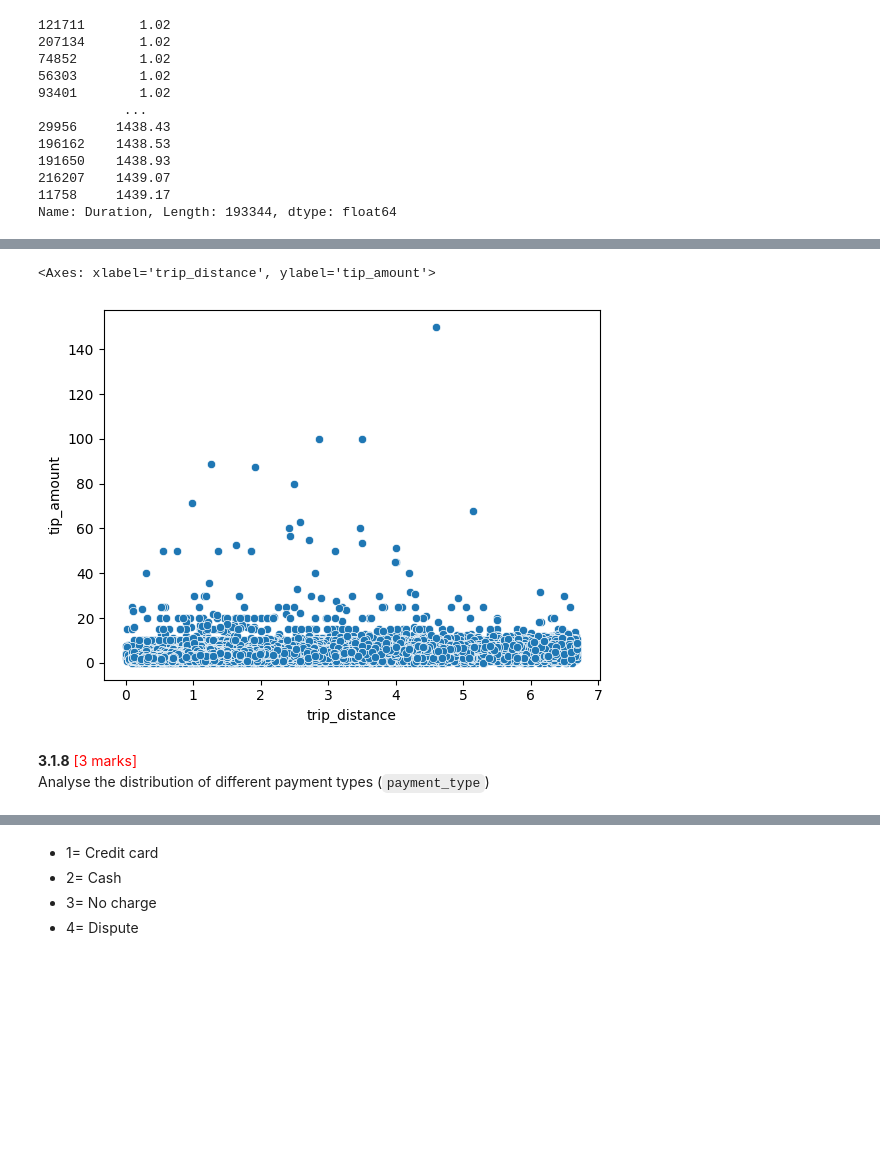
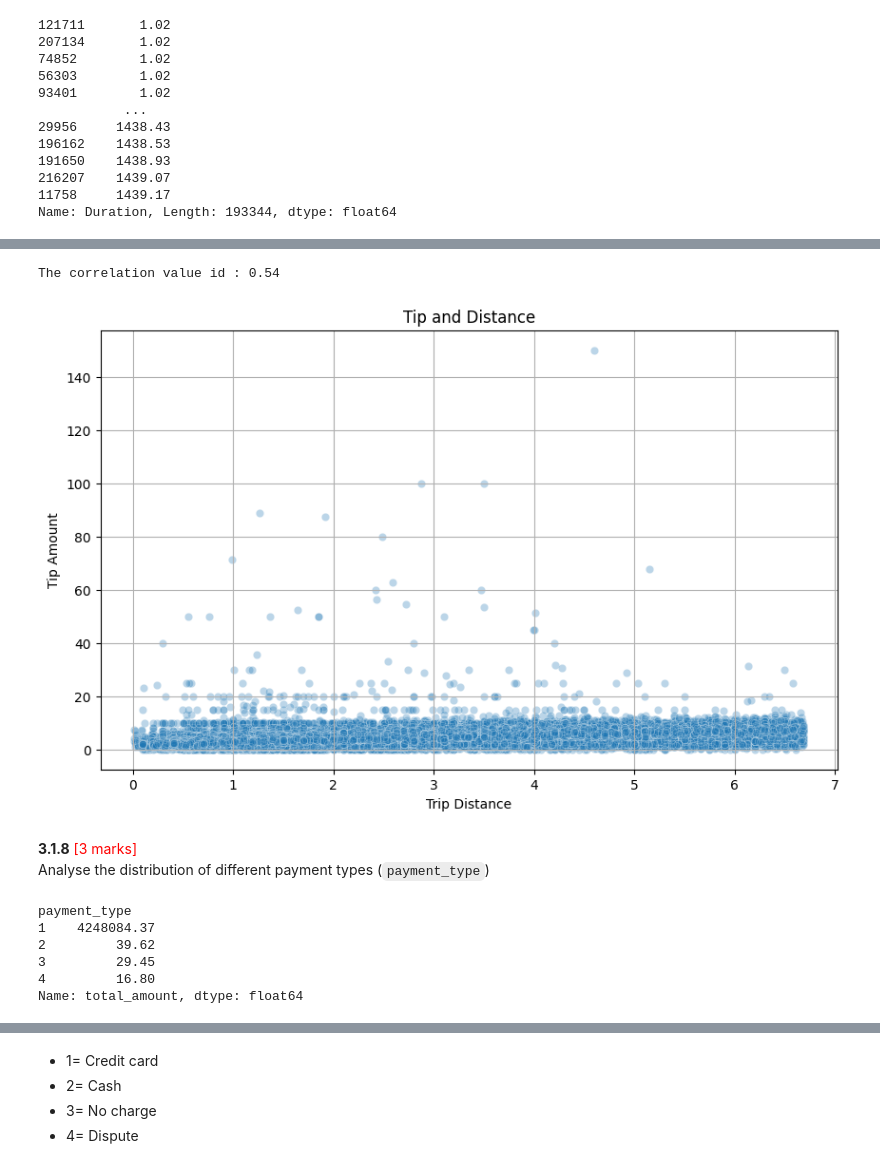
Before and after one commit to Rushank14/Python-Notebooks, a Jupyter notebook: notebooks/EDA_Assg_NYC_Taxi_Starter.ipynb, the cells around one changed output, grey strips where cells are left out. Drawn from its saved outputs; the diff is of its cells as text; code cells hidden in the pictures; blank space fills up the shorter version.

```diff
--- a/notebooks/EDA_Assg_NYC_Taxi_Starter.ipynb
+++ b/notebooks/EDA_Assg_NYC_Taxi_Starter.ipynb
@@ -1382,10 +1328,32 @@ AttributeError: 'Axes' object has no attribute 'mean'
-# %%
-# Show relationship between tip and trip distance
-
-sns.scatterplot(data=df, x=df.trip_distance, y=df.tip_amount)
-# %% [output]
-<Axes: xlabel='trip_distance', ylabel='tip_amount'>
-[figure, removed]
+# %%
+Q1 = df.fare_amount.quantile(0.25)
+Q2 = df.fare_amount.quantile(0.75)
+IQR = Q2 - Q1
+
+lower_band = Q1 - 1.5 * IQR
+higher_band = Q2 + 1.5 * IQR
+
+df_cleaned = df[(df['fare_amount'] >= lower_band) & df['fare_amount'] <= higher_band]
+# %%
+# Show relationship between tip and trip distance
+
+print('The correlation value id :', round(df_cleaned.trip_distance.corr(df_cleaned.tip_amount),2))
+
+plt.figure(figsize=(10, 6))
+plt.grid(True)
+sns.scatterplot(
+    data=df_cleaned,
+    x='trip_distance',
+    y='tip_amount',
+    alpha=0.3
+)
+plt.title('Tip and Distance')
+plt.xlabel('Trip Distance')
+plt.ylabel('Tip Amount')
+plt.show()
+# %% [output]
+The correlation value id : 0.54
+[figure, added]
 # %% [markdown]
 **3.1.8** <font color = red>[3 marks]</font> <br>
 Analyse the distribution of different payment types (`payment_type`)
@@ -1393,0 +1360,9 @@ Analyse the distribution of different payment types (`payment_type`)
+# %%
+amount
+# %% [output]
+payment_type
+1    4248084.37
+2         39.62
+3         29.45
+4         16.80
+Name: total_amount, dtype: float64
```
Also changed, not shown: parts of 17 cells of this notebook, 1 other file.
